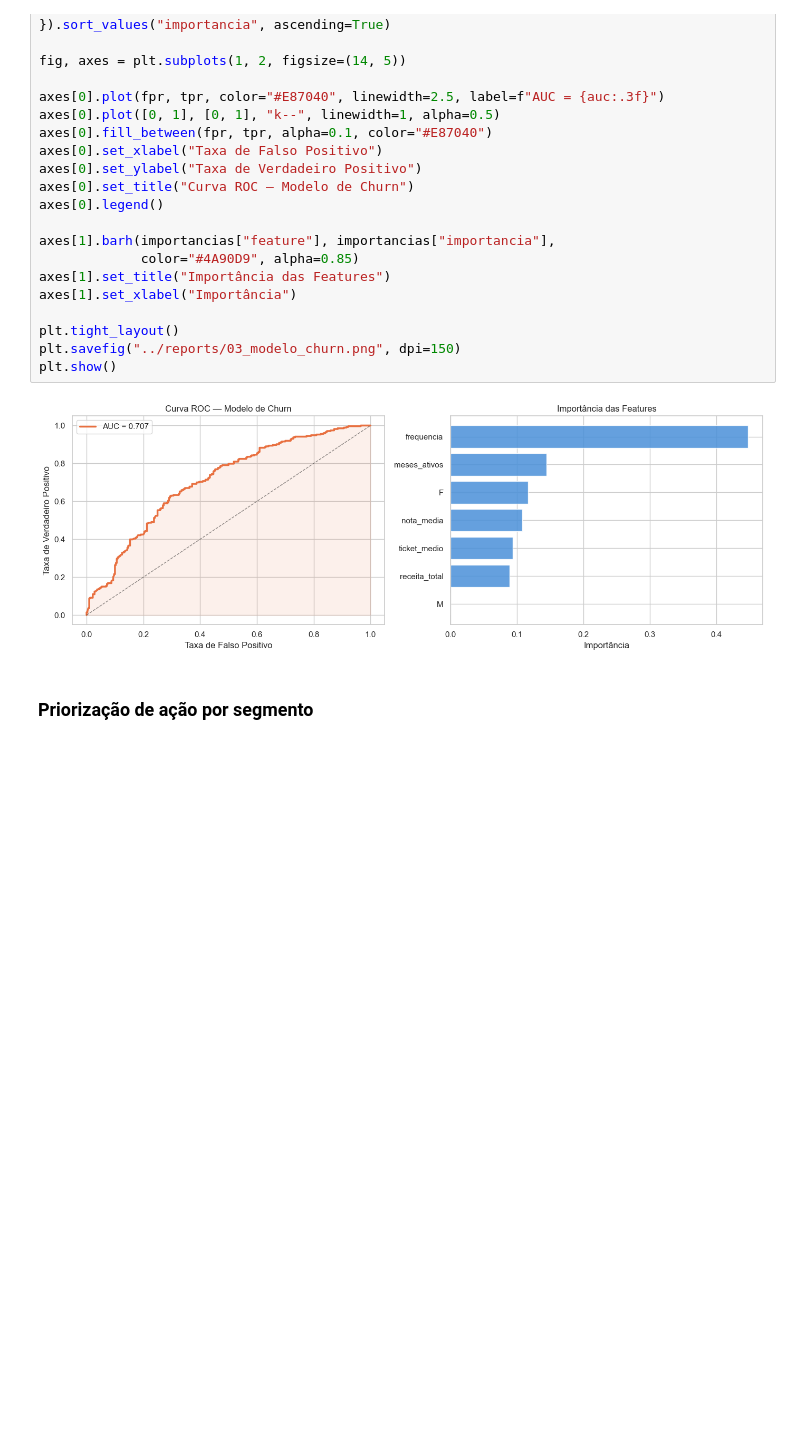
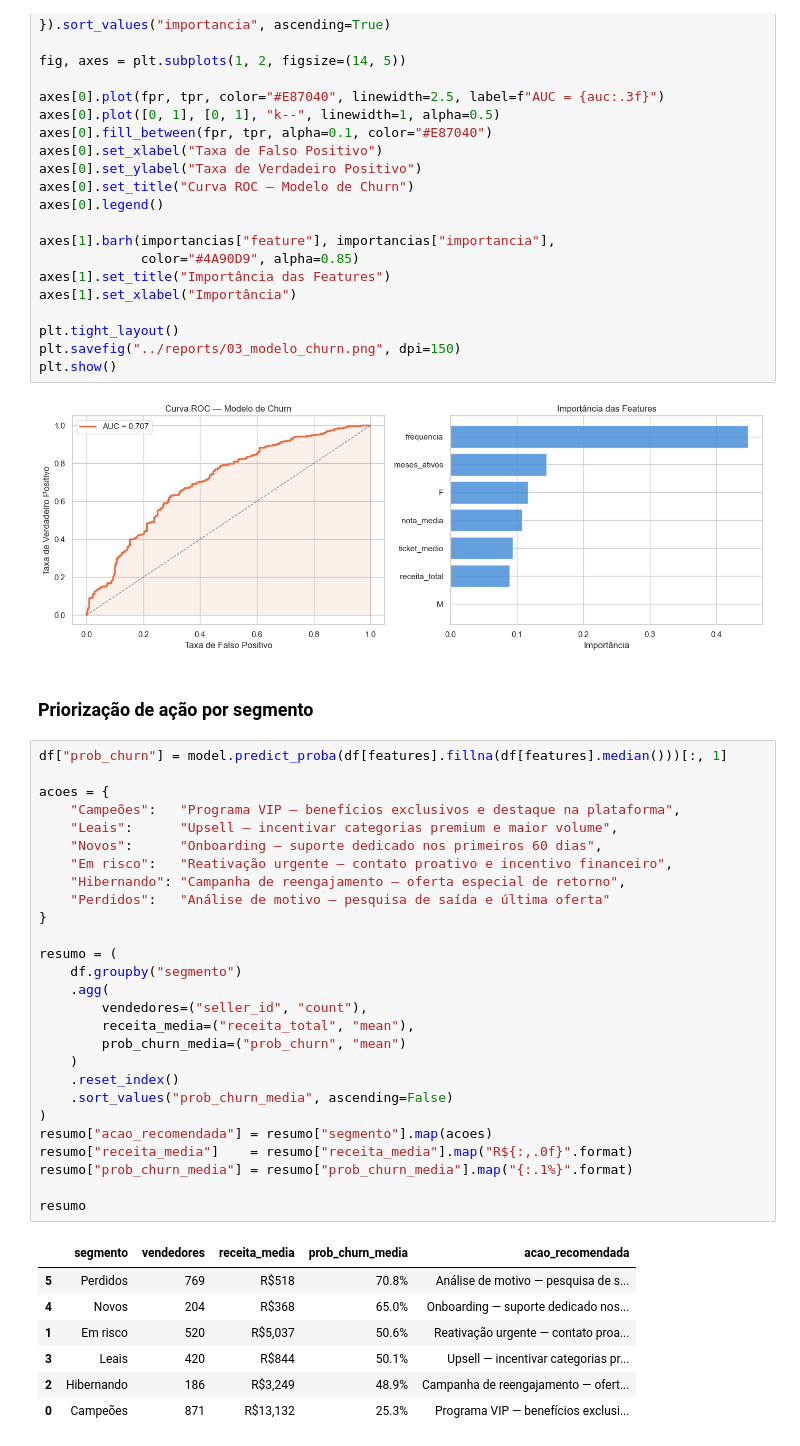
Before and after one commit to vpereiranunes/ifood-delivery-analytics, a Jupyter notebook: notebooks/03_rfm_churn.ipynb, the cells around one changed output. Cells and saved outputs as stored; diff of their text form; blank space fills up the shorter version.

```diff
--- a/notebooks/03_rfm_churn.ipynb
+++ b/notebooks/03_rfm_churn.ipynb
@@ -274,3 +274,38 @@ plt.show()
 [figure]
 # %% [markdown]
 ### Priorização de ação por segmento
+# %%
+df["prob_churn"] = model.predict_proba(df[features].fillna(df[features].median()))[:, 1]
+
+acoes = {
+    "Campeões":   "Programa VIP — benefícios exclusivos e destaque na plataforma",
+    "Leais":      "Upsell — incentivar categorias premium e maior volume",
+    "Novos":      "Onboarding — suporte dedicado nos primeiros 60 dias",
+    "Em risco":   "Reativação urgente — contato proativo e incentivo financeiro",
+    "Hibernando": "Campanha de reengajamento — oferta especial de retorno",
+    "Perdidos":   "Análise de motivo — pesquisa de saída e última oferta"
+}
+
+resumo = (
+    df.groupby("segmento")
+    .agg(
+        vendedores=("seller_id", "count"),
+        receita_media=("receita_total", "mean"),
+        prob_churn_media=("prob_churn", "mean")
+    )
+    .reset_index()
+    .sort_values("prob_churn_media", ascending=False)
+)
+resumo["acao_recomendada"] = resumo["segmento"].map(acoes)
+resumo["receita_media"]    = resumo["receita_media"].map("R${:,.0f}".format)
+resumo["prob_churn_media"] = resumo["prob_churn_media"].map("{:.1%}".format)
+
+resumo
+# %% [output]
+|  | segmento | vendedores | receita_media | prob_churn_media | acao_recomendada |
+| 5 | Perdidos | 769 | R$518 | 70.8% | Análise de motivo — pesquisa de s... |
+| 4 | Novos | 204 | R$368 | 65.0% | Onboarding — suporte dedicado nos... |
+| 1 | Em risco | 520 | R$5,037 | 50.6% | Reativação urgente — contato proa... |
+| 3 | Leais | 420 | R$844 | 50.1% | Upsell — incentivar categorias pr... |
+| 2 | Hibernando | 186 | R$3,249 | 48.9% | Campanha de reengajamento — ofert... |
+| 0 | Campeões | 871 | R$13,132 | 25.3% | Programa VIP — benefícios exclusi... |
```
Also changed, not shown: parts of 2 cells of this notebook.
